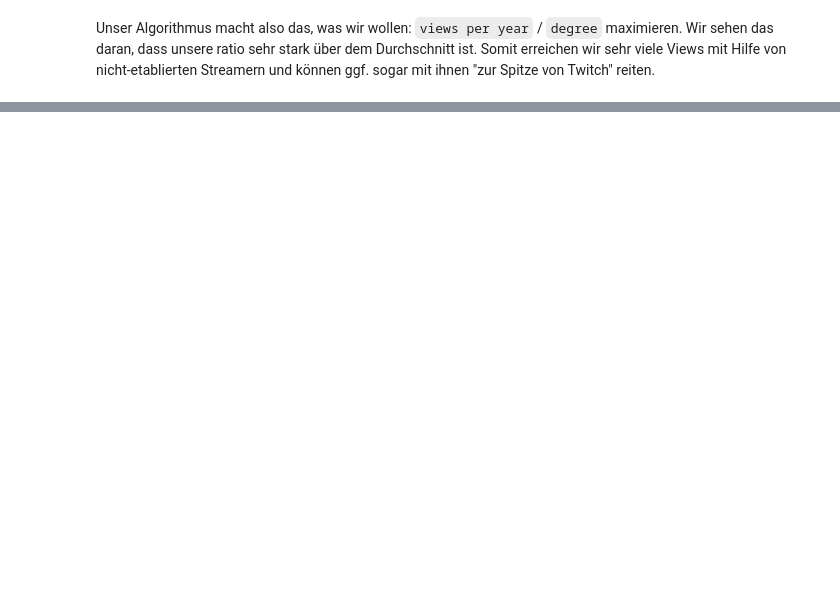
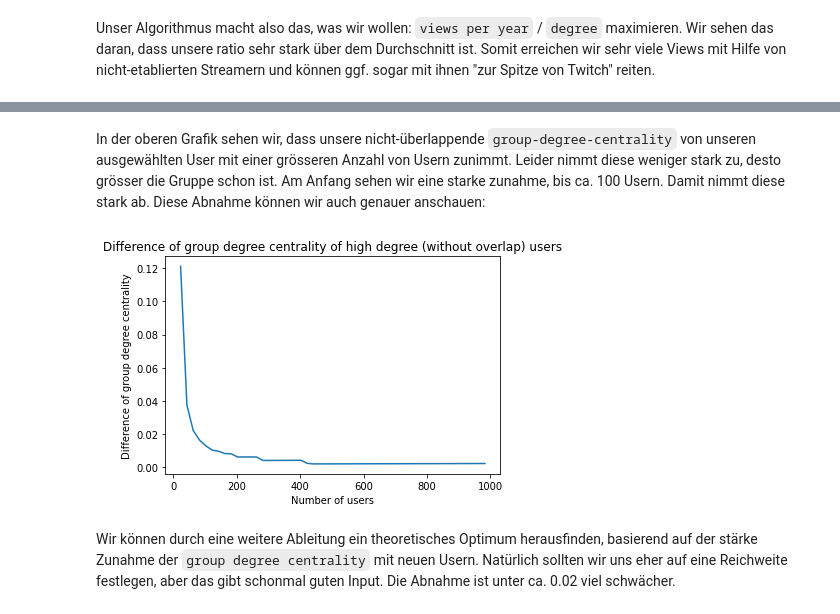
Before and after one commit to kenfus/SAN, a Jupyter notebook: main.ipynb, the cells around one changed output, grey strips where cells are left out. Cells and saved outputs as stored; diff of their text form; code cells hidden in the pictures; blank space fills up the shorter version.

```diff
--- a/main.ipynb
+++ b/main.ipynb
@@ -665,0 +795,12 @@ Unser Algorithmus macht also das, was wir wollen: `views per year` / `degree` ma
+# %% [markdown]
+In der oberen Grafik sehen wir, dass unsere nicht-überlappende `group-degree-centrality` von unseren ausgewählten User mit einer grösseren Anzahl von Usern zunimmt. Leider nimmt diese weniger stark zu, desto grösser die Gruppe schon ist. Am Anfang sehen wir eine starke zunahme, bis ca. 100 Usern. Damit nimmt diese stark ab. Diese Abnahme können wir auch genauer anschauen:
+# %%
+plt.plot(range_of_max_users[1:], np.diff(group_degree_centralities))
+plt.xlabel('Number of users')
+plt.ylabel('Difference of group degree centrality')
+plt.title('Difference of group degree centrality of high degree (without overlap) users')
+plt.show()
+# %% [output]
+[figure, added]
+# %% [markdown]
+Wir können durch eine weitere Ableitung ein theoretisches Optimum herausfinden, basierend auf der stärke Zunahme der `group degree centrality` mit neuen Usern. Natürlich sollten wir uns eher auf eine Reichweite festlegen, aber das gibt schonmal guten Input. Die Abnahme ist unter ca. 0.02 viel schwächer.
```
Also changed, not shown: parts of 45 cells of this notebook.
